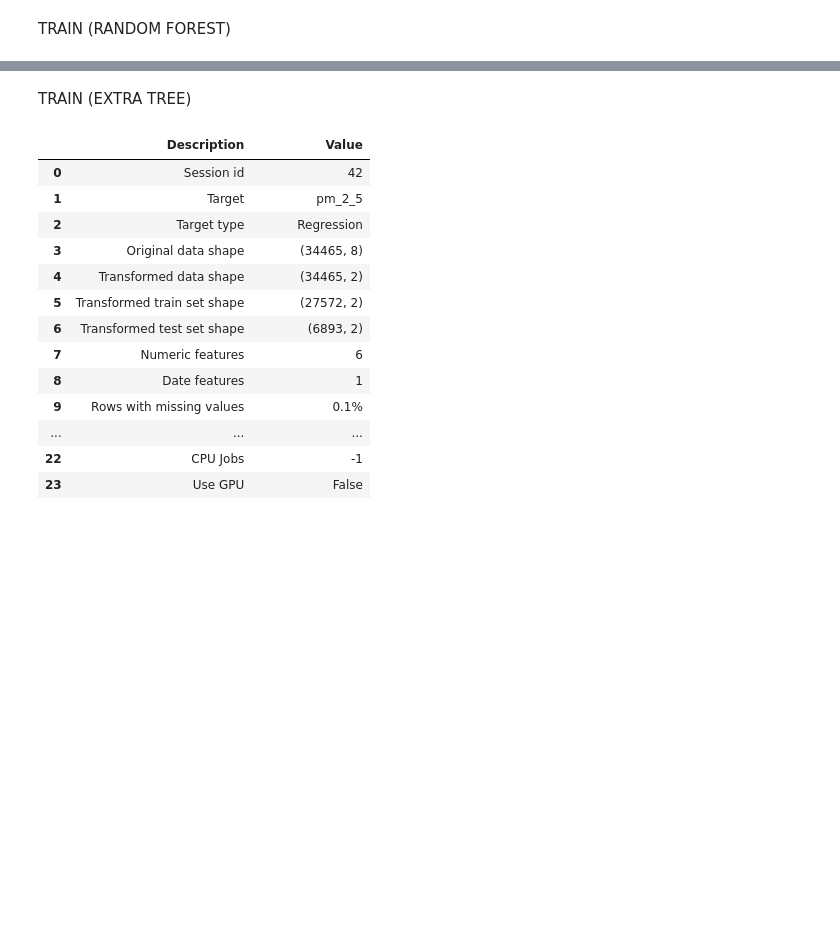
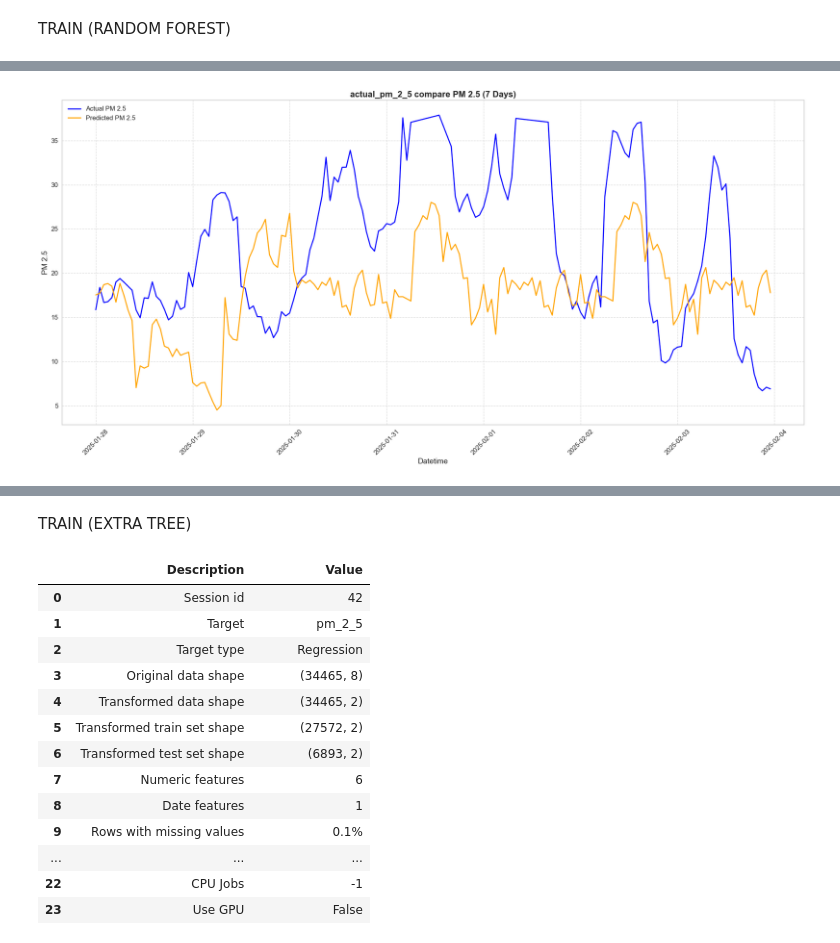
Before and after one commit to pisitklinnoy/pm_2.5_Term_Project, a Jupyter notebook: test.ipynb, the cells around one changed output, grey strips where cells are left out. Saved outputs shown, nothing was run; the diff lists cells and outputs as text; code cells hidden in the pictures; blank space fills up the shorter version.

```diff
--- a/test.ipynb
+++ b/test.ipynb
@@ -168,6 +320,81 @@ print("บันทึกผลลัพธ์การพยากรณ์ส
 [interactive output not drawn]
 [interactive output not drawn]
 ... (162 outputs left out)
+# %%
+import pandas as pd
+import numpy as np
+import matplotlib.pyplot as plt
+
+# โหลดไฟล์เก่า (สำหรับการเปรียบเทียบค่าจริง)
+file_path_old = r"D:\Term_Project\pm_2.5\cleaned_data (2).csv"
+df_old = pd.read_csv(file_path_old)
+
+# ฟังก์ชันสำหรับจัดการ outlier และ NaN ด้วย Hybrid Imputation
+def hybrid_imputation(series):
+    # คำนวณ IQR
+    Q1 = series.quantile(0.25)
+    Q3 = series.quantile(0.75)
+    IQR = Q3 - Q1
+
+    # กำหนดขอบเขตของ outlier
+    lower_bound = Q1 - 1.5 * IQR
+    upper_bound = Q3 + 1.5 * IQR
+
+    # คำนวณค่ากลางจากข้อมูลที่ไม่ใช่ outlier
+    non_outlier_values = series[(series >= lower_bound) & (series <= upper_bound)]
+    median_value = non_outlier_values.median() if not non_outlier_values.empty else series.median()
+
+    # แทนที่ outlier ด้วยค่าเฉลี่ยของค่าข้างเคียงแทนค่ามัธยฐานคงที่
+    series = series.mask((series < lower_bound) | (series > upper_bound), np.nan)
+    series = series.interpolate(method="linear")  # เติมค่าที่ขาดหายด้วย Interpolation
+    series = series.fillna(median_value)  # ถ้ายังมี NaN อยู่ให้เติมด้วยค่ากลาง
+
+    return series
+
+
+# เช็คและแปลง datetime ของไฟล์เก่า
+df_old["datetime"] = pd.to_datetime(df_old["datetime"], dayfirst=True, errors="coerce")
+df_old["pm_2_5"] = pd.to_numeric(df_old["pm_2_5"], errors="coerce")
+
+# ใช้ Hybrid Imputation สำหรับคอลัมน์ 'pm_2_5' ในไฟล์เก่า
+df_old["pm_2_5"] = hybrid_imputation(df_old["pm_2_5"])
+
+# ดึงค่าจริงจากไฟล์เก่า (168 ชั่วโมงสุดท้าย)
+actual_values_old = df_old['pm_2_5'].iloc[-168:].reset_index(drop=True)
+
+
+
+# ---- เปรียบเทียบและพล็อตกราฟ ----
+# เพิ่มคอลัมน์ 'actual_pm_2_5' ใน predictions DataFrame
+predictions['actual_pm_2_5'] = actual_values_old
+
+# พล็อตกราฟเปรียบเทียบ
+plt.figure(figsize=(20, 10))  # ตั้งค่าขนาดกราฟ
+
+# พล็อตเส้นกราฟ
+plt.plot(predictions['datetime'], predictions['actual_pm_2_5'], label='Actual PM 2.5 ', marker='x', markersize=8, linewidth=2, color='blue') #(จากไฟล์เก่า)
+plt.plot(predictions['datetime'], predictions['prediction_label'], label='Predicted PM 2.5 ', marker='x', markersize=8, linewidth=2, color='orange') #(ค่าทำนาย)
+
+# เพิ่มเส้นกริด
+plt.grid(True, linestyle='--', alpha=0.7)
+
+# ปรับแต่งแกน X และ Y
+plt.xlabel('Datetime', fontsize=14)
+plt.ylabel('PM 2.5', fontsize=14)
+plt.xticks(rotation=45, fontsize=12)  # ปรับ rotation และขนาด font ของแกน X
+plt.yticks(fontsize=12)  # ปรับขนาด font ของแกน Y
+
+# เพิ่ม title และ legend
+plt.title('actual_pm_2_5 compare PM 2.5 (7 Days)', fontsize=16, fontweight='bold')
+plt.legend(fontsize=12, loc='upper left')
+
+# ปรับ layout เพื่อไม่ให้ข้อมูลถูกตัด
+plt.tight_layout()
+
+# แสดงกราฟ
+plt.show()
+# %% [output]
+[figure, added]
 # %%
 from sklearn.model_selection import train_test_split
 from sklearn.ensemble import RandomForestRegressor
```
Also changed, not shown: parts of 8 cells of this notebook, 8 other files.
